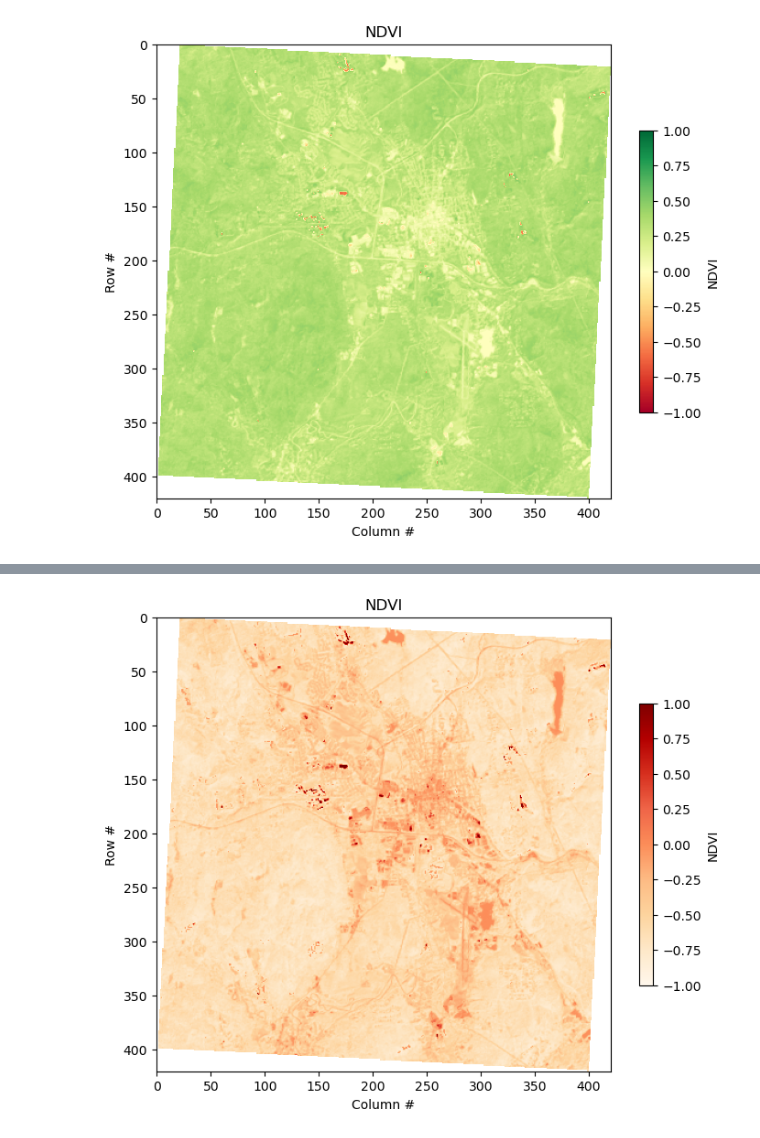
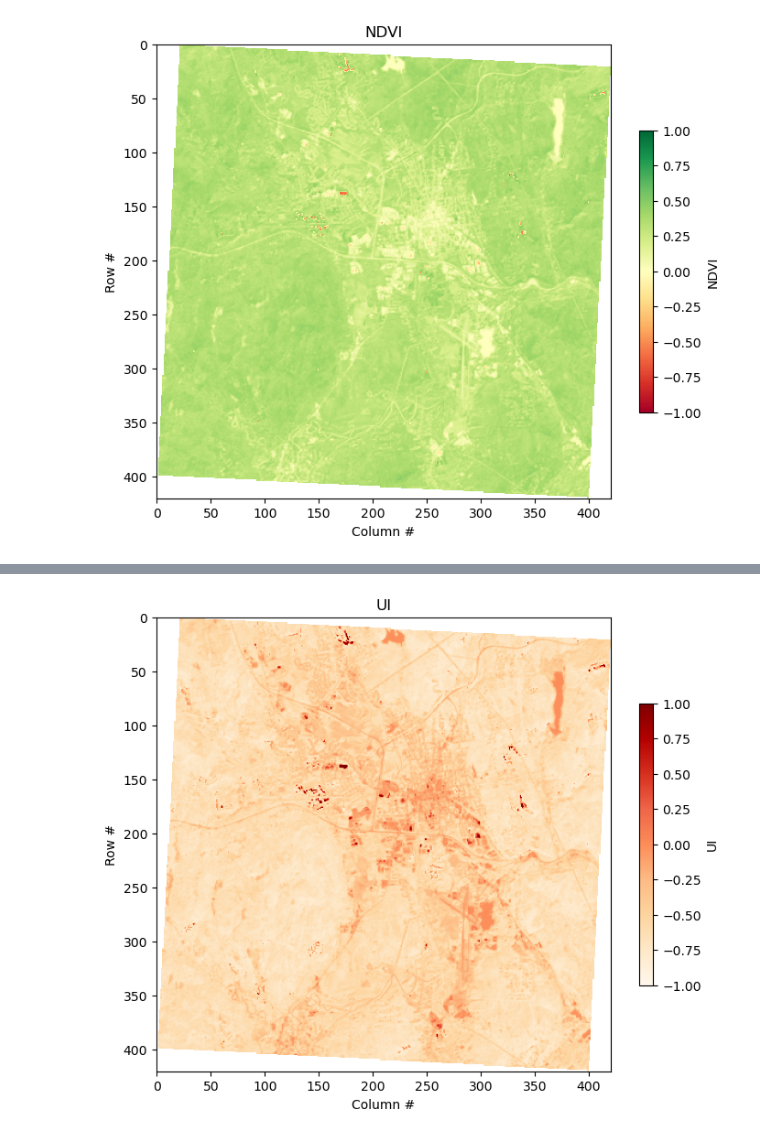
Before and after one commit to gisynw/ssj-302, a Jupyter notebook: docs/Labs/Lab08/Lab08_Instructor.ipynb, the cells around one changed output, grey strips where cells are left out. Drawn from its saved outputs; the diff is of its cells as text; code cells hidden in the pictures.

```diff
--- a/docs/Labs/Lab08/Lab08_Instructor.ipynb
+++ b/docs/Labs/Lab08/Lab08_Instructor.ipynb
@@ -102,14 +126,14 @@ plt.show()
 # %%
 
 ui = ndbi - ndvi
 
 plt.figure(figsize=(8, 8))
 plt.imshow(ui, cmap="OrRd", vmin=-1, vmax=1)
-plt.colorbar(label="NDVI", shrink=0.5)
-plt.title("NDVI")
+plt.colorbar(label="UI", shrink=0.5)
+plt.title("UI")
 plt.xlabel("Column #")
 plt.ylabel("Row #")
 plt.show()
 # %% [output]
-[figure, old version]
+[figure, new version]
 # %% [markdown]
```
Also changed, not shown: parts of 11 cells of this notebook.
